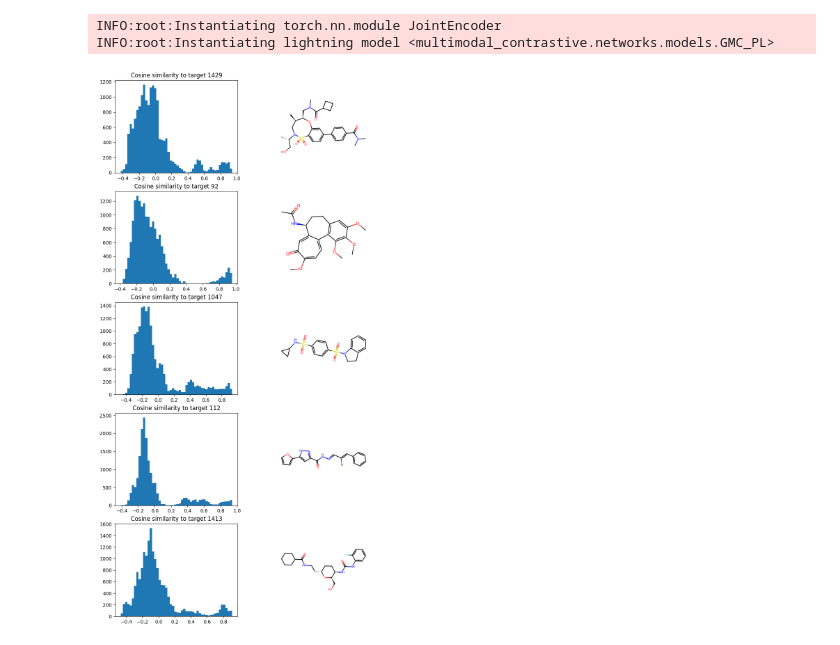
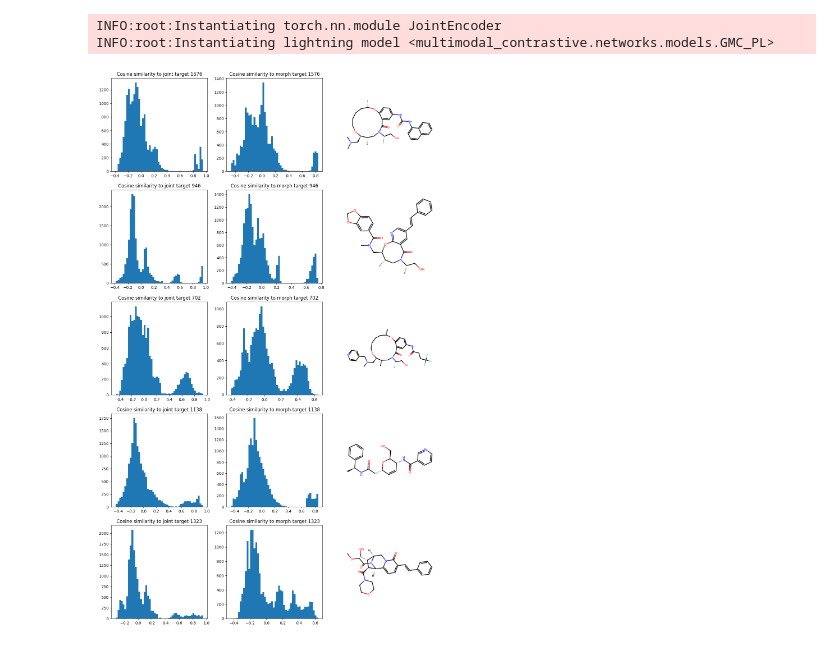
Before and after one commit to TheMatrixMaster/mmc-gene, a Jupyter notebook: multimodal_contrastive/analysis/debug_gfn.ipynb, the cells around one changed output. Drawn from its saved outputs; the diff is of its cells as text; code cells hidden in the pictures.

```diff
--- a/multimodal_contrastive/analysis/debug_gfn.ipynb
+++ b/multimodal_contrastive/analysis/debug_gfn.ipynb
@@ -82,40 +94,44 @@ representations_test, mols_test = model.compute_representation_dataloader(
 # %%
 struct_latents = representations['struct']
 
 n_targets = 5
-fig, ax = plt.subplots(n_targets, 2, figsize=(10, 20))
+fig, ax = plt.subplots(n_targets, 3, figsize=(15, 5*n_targets))
 
 for i in range(n_targets):
     # get a random target molecule and its latent representation
     target_idx = np.random.randint(len(mols_test))
     target_joint_latent = representations_test['joint'][target_idx]
     target_morph_latent = representations_test['morph'][target_idx]
 
     # compute cosine similarity between target and all struct latents
-    cosine_sim = cosine_similarity([target_joint_latent], struct_latents)
+    cosine_sim_joint = cosine_similarity([target_joint_latent], struct_latents)
+    cosine_sim_morph = cosine_similarity([target_morph_latent], struct_latents)
 
     # plot histogram of cosine sim
-    ax[i, 0].hist(cosine_sim.flatten(), bins=50)
-    ax[i, 0].set_title(f"Cosine similarity to target {target_idx}")
+    ax[i, 0].hist(cosine_sim_joint.flatten(), bins=50)
+    ax[i, 0].set_title(f"Cosine similarity to joint target {target_idx}")
+
+    ax[i, 1].hist(cosine_sim_morph.flatten(), bins=50)
+    ax[i, 1].set_title(f"Cosine similarity to morph target {target_idx}")
 
     # plot the target molecule
     mol = mols[target_idx]
     mol = Chem.MolFromSmiles(mol)
     img = Draw.MolToImage(mol)
-    ax[i, 1].imshow(img)
-    ax[i, 1].axis("off")
+    ax[i, 2].imshow(img)
+    ax[i, 2].axis("off")
 
     # save the target instance
     sample = test_loader.dataset[target_idx]
     struct = sample["inputs"]["struct"]
     smiles = struct.mols
 
-    with open(f"sample_{target_idx}.pkl", "wb") as f:
-        pickle.dump(sample, f)
+    # with open(f"sample_{target_idx}.pkl", "wb") as f:
+    #     pickle.dump(sample, f)
 
-    with open(f"sample_{target_idx}.txt", "wb") as f:
-        f.write(smiles)
+    # with open(f"sample_{target_idx}.txt", "wb") as f:
+    #     f.write(smiles)
 
 plt.show()
 # %% [output]
-[figure, old version]
+[figure, new version]
```
Also changed, not shown: parts of 6 cells of this notebook.
